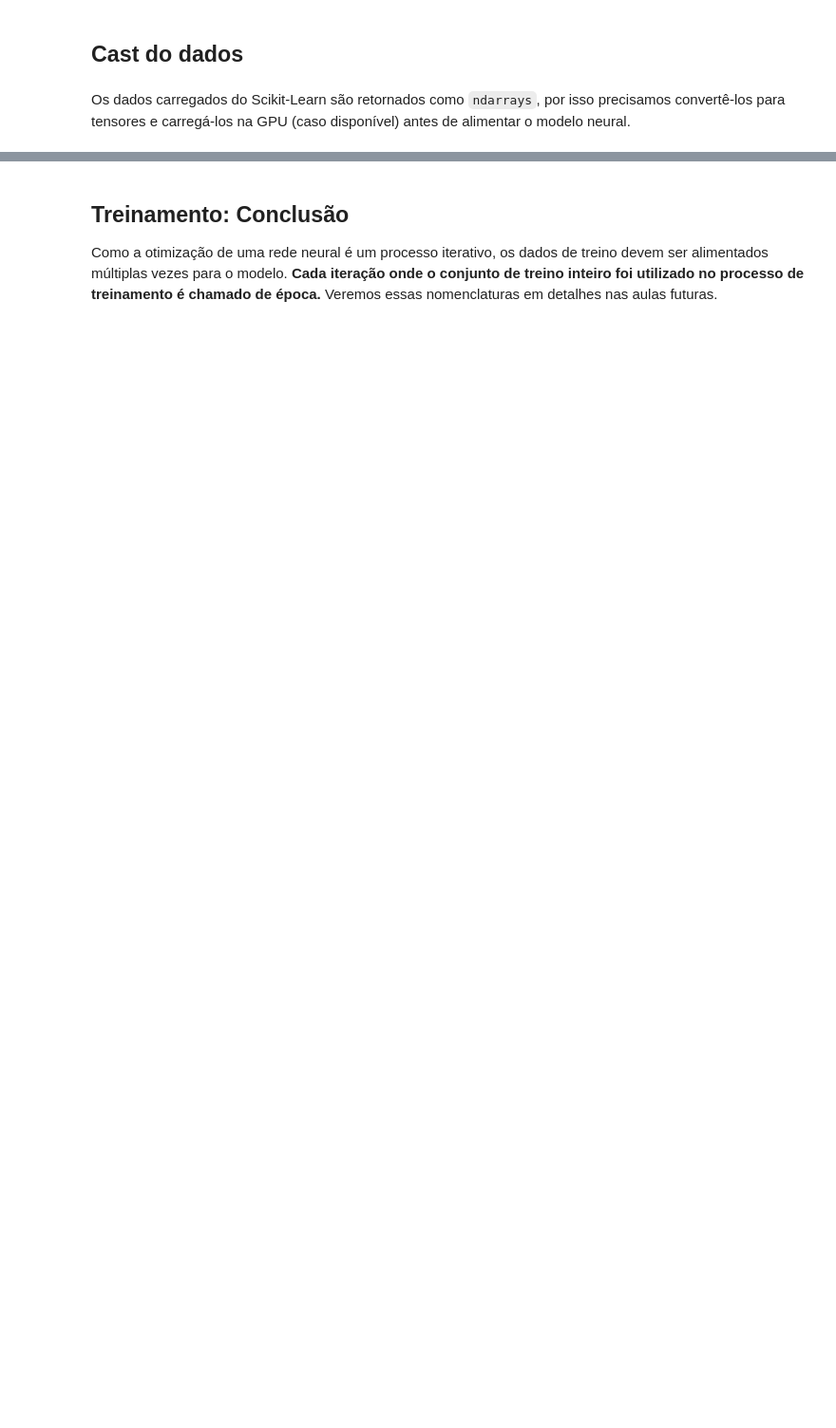
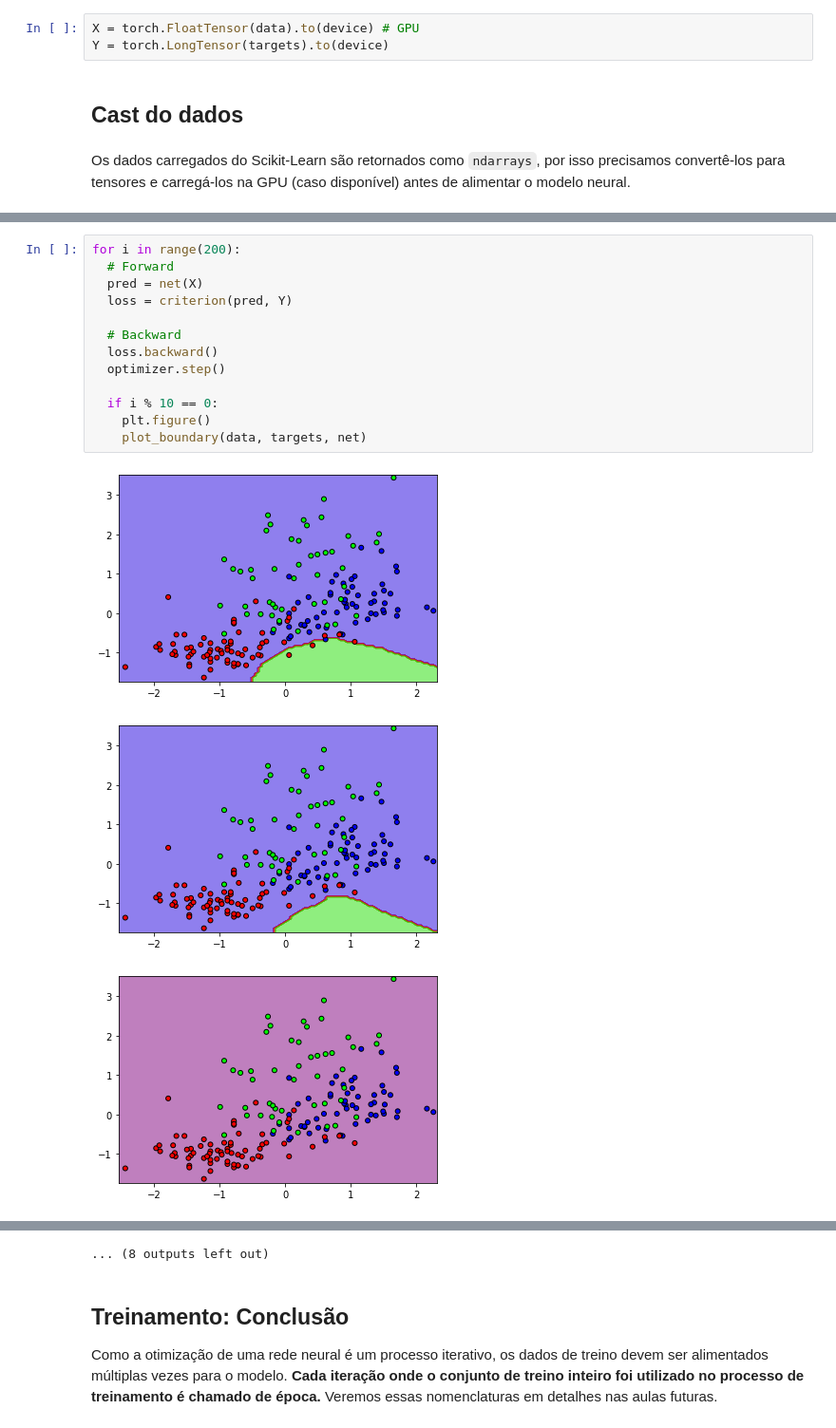
Before and after one commit to joaoavanzini/treinando-rn-dp-pytorch-alura, a Jupyter notebook: Otimização.ipynb, the cells around one changed output, grey strips where cells are left out. Shown: that part at 95% size. Drawn from its saved outputs; the diff is of its cells as text; blank space fills up the shorter version.

Commit message:
otimizando uma rede em PyTorch II

```diff
--- a/Otimização.ipynb
+++ b/Otimização.ipynb
@@ -144,6 +144,9 @@ A taxa de aprendizado não é o primeiro hiperparâmetro que temos contato. Ao d
 
 * 🐼 Empírica ([Abordagem do Panda](https://www.coursera.org/lecture/deep-neural-network/hyperparameters-tuning-in-practice-pandas-vs-caviar-DHNcc)): O programador investe seus esforços em um único modelo (um bebê panda), e altera os hiperparâmetros com base na sua experiência e nas observações
 * 💻 Experimental: Múltiplos modelos são gerados simultaneamente, com diferentes combinações de hiperparâmetros. Dentre eles, é escolhido o que apresentar melhor performance.
+# %%
+X = torch.FloatTensor(data).to(device) # GPU
+Y = torch.LongTensor(targets).to(device)
 # %% [markdown]
 ## Cast do dados
 # %% [markdown]
@@ -168 +169,18 @@ O treinamento consiste nas etapas que vimos na aula teórica. Aqui vamos relacio
 A princípio não vamos falar de procedimentos adequados de treinamento. Vamos apenas realizar as etapas de treinamento e ver o que acontece.
+# %%
+for i in range(200):
+  # Forward
+  pred = net(X)
+  loss = criterion(pred, Y)
+
+  # Backward
+  loss.backward()
+  optimizer.step()
+
+  if i % 10 == 0:
+    plt.figure()
+    plot_boundary(data, targets, net)
+# %% [output]
+[figure, added]
+[figure, added]
+[figure, added]
@@ -169,3 +196,4 @@ A princípio não vamos falar de procedimentos adequados de treinamento. Vamos a
+... (8 outputs left out)
 # %% [markdown]
 ## Treinamento: Conclusão
 
```
Also changed, not shown: parts of 3 cells of this notebook.
